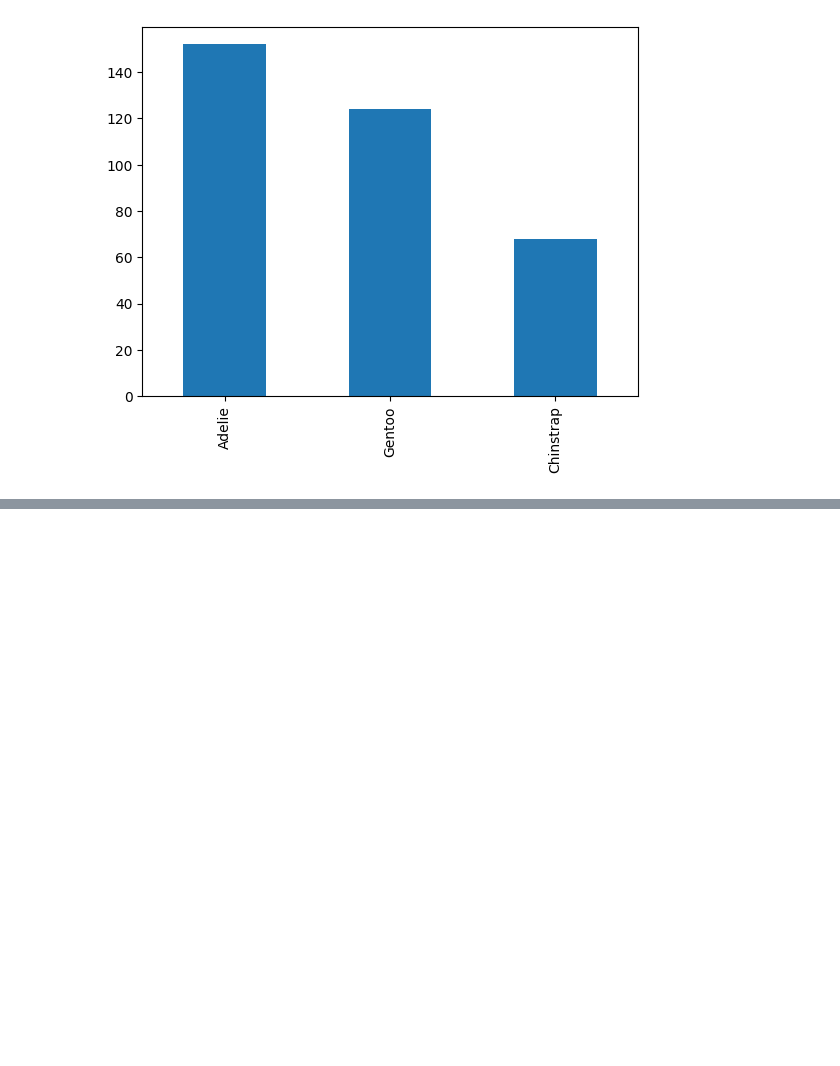
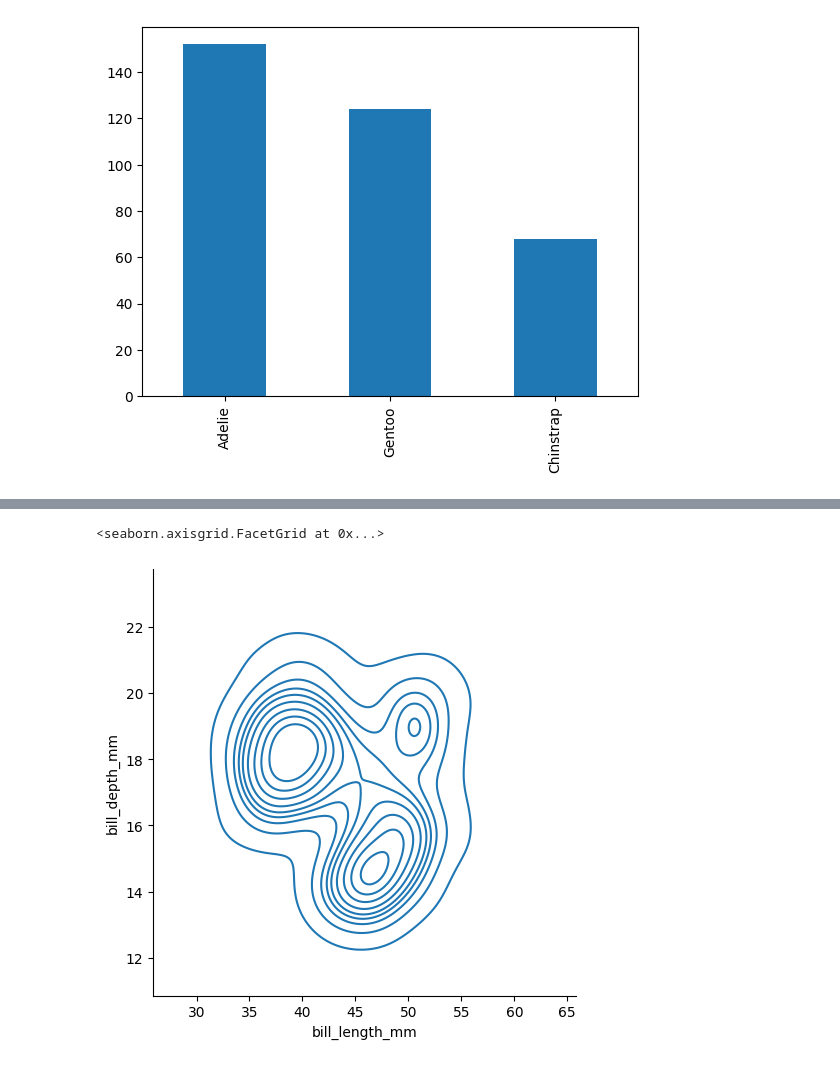
Before and after one commit to rodrigo2000m/apuntes-Data-science, a Jupyter notebook: Análisis de datos/analisis_exploratorio.ipynb, the cells around one changed output, grey strips where cells are left out. Drawn from its saved outputs; the diff is of its cells as text; code cells hidden in the pictures; blank space fills up the shorter version.

```diff
--- a/Análisis de datos/analisis_exploratorio.ipynb
+++ b/Análisis de datos/analisis_exploratorio.ipynb
@@ -126,0 +158,10 @@ pre_penguin_df.describe(include="object")
+# %%
+sns.displot(
+    data=pre_penguin_df,
+    x="bill_length_mm",
+    y="bill_depth_mm",
+    kind="kde"
+)
+# %% [output]
+<seaborn.axisgrid.FacetGrid at 0x...>
+[figure, added]
```
Also changed, not shown: parts of 25 cells of this notebook, 2 other files.
